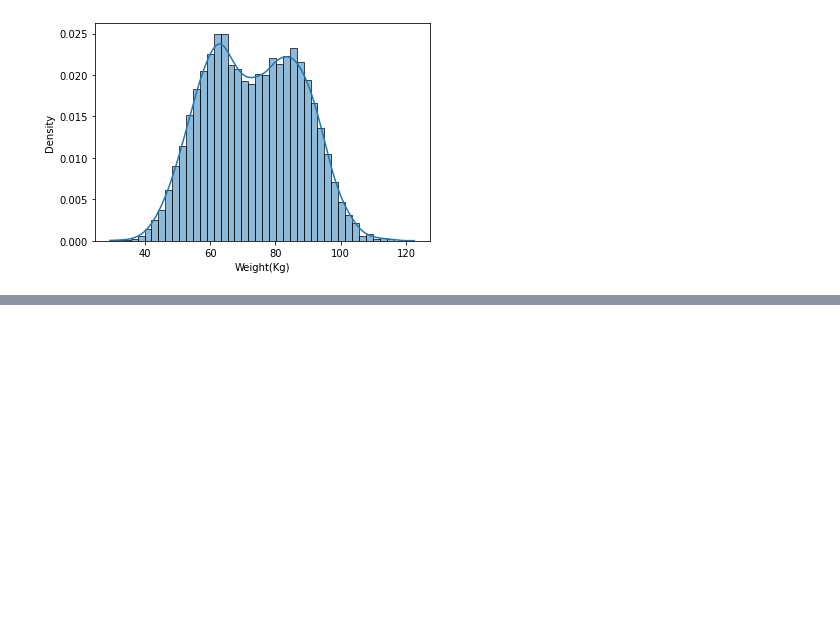
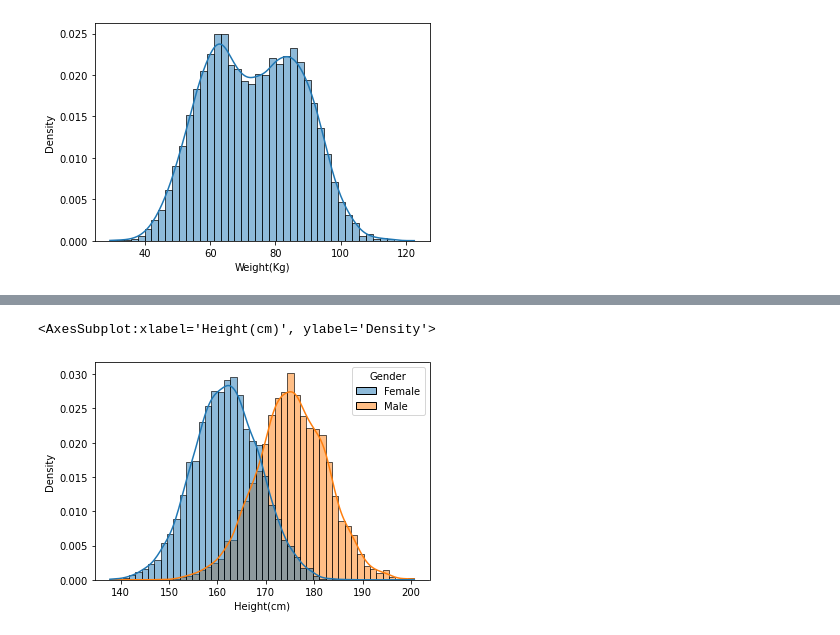
Before and after one commit to 16danielvm/Height-vs-Weight, a Jupyter notebook: H_vs_W.ipynb, the cells around one changed output, grey strips where cells are left out. Cells and saved outputs as stored; diff of their text form; code cells hidden in the pictures; blank space fills up the shorter version.

```diff
--- a/H_vs_W.ipynb
+++ b/H_vs_W.ipynb
@@ -161,0 +178,5 @@ P-Value:  0.0
+# %%
+sns.histplot(data = df,x = 'Height(cm)', hue='Gender', stat= 'density', kde=True)
+# %% [output]
+<AxesSubplot:xlabel='Height(cm)', ylabel='Density'>
+[figure, added]
```
Also changed, not shown: parts of 24 cells of this notebook.
